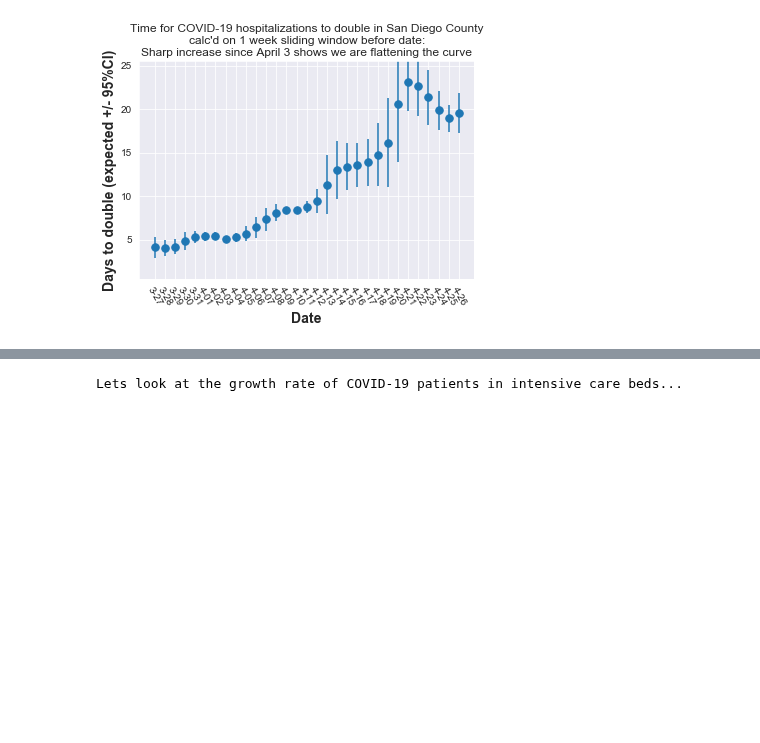
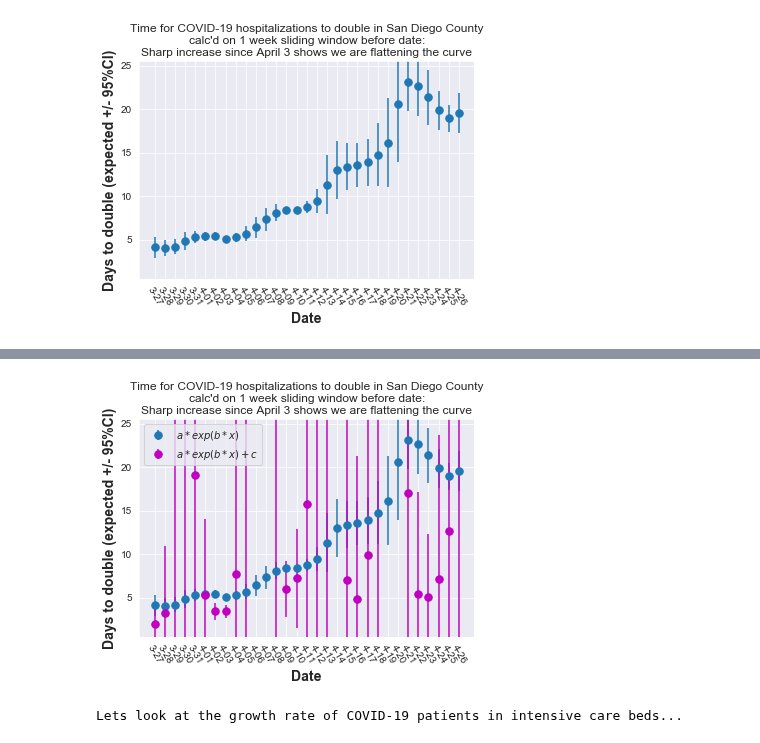
Before and after one commit to jasongfleischer/defunct-website-argo-navis, a Jupyter notebook: _notebooks/2020-04-20-SanDiego-COVID-19.ipynb, the cells around one changed output, grey strips where cells are left out. Cells and saved outputs as stored; diff of their text form; code cells hidden in the pictures; blank space fills up the shorter version.

Commit message:
explore constant in exponential per Eric Busbooms question; hidden cell in notebook

```diff
--- a/_notebooks/2020-04-20-SanDiego-COVID-19.ipynb
+++ b/_notebooks/2020-04-20-SanDiego-COVID-19.ipynb
@@ -387,3 +387,95 @@ plt.savefig('Plots/hospitaldoubling.png',dpi=300);
 # %% [output]
 Lets look at the growth rate of hospitalizations for COVID-19...
 [figure]
+# %%
+#hide
+
+# A question from Eric Busboom eric@sandiegodata.org was why no constant in teh exponential
+# ie, a*exp(b*x)+c
+# the real reason was that constants are unimportant long term compared to teh effect of exponetial
+# but I tried it to make sure and found that it also becomes numerically unstable with the extra parameter
+# we see that the fit is different, but changing radically day to day, with some calculations resulting in
+# doubling time of 10,000 + days
+
+#collapse
+
+def exfuncC(x, a, b, c):
+    '''This is the form of an exponential function which we will fit to pandemic data'''
+    return a * np.exp(b * x) + c
+
+def estimate_doubling_timeC(data, verbose=False):
+    '''
+    Given some data, fits parameters for an exponential function defined in exfunc()
+    and returns the resulting doubling time along with other useful info
+    Inputs:
+        data - the data points to be fit, e.g. a 5 day window of COVID hospitalization totals
+    Outputs:
+        doubling time - maximum likelihood estimate of exponential doubling time
+        ci95 - 95% confidence interval on that estimate
+                (only 5% chance that the true value is outside doubling_time +/- ci95)
+        pest - maximum likelihood estimate of the exponential parameters a,b defined in exfunc()
+        pcov - covariance matrix of the exponential parameters a,b defined in exfunc()
+    '''
+
+    # use Levenberg-Marquardt algorithm to solve for a minimum in the
+    # nonlinear least squares error function (find the best parameters to fit the data)
+    pest, pcov = curve_fit(exfuncC, range(len(data)), data, maxfev=5000)
+    # the above just found the parameters a,b that best fit a*exp(b*x) to the data
+    # the doubling time of an exponential function like the above is just: log(2)/b
+    doubling_time = np.log(2)/pest[1]
+
+    # next we are going to put a confidence interval on our doubling time
+    alpha = 0.05  # 95% confidence interval = 100*(1-alpha)
+    n = len(data) # number of data points
+    p = len(pest) # number of parameters
+    dof = max(0, n - p) # number of degrees of freedom
+    # Students-t value for the dof and confidence level
+    tval = t.ppf(1.0-alpha/2., dof)
+    # curve_fit() gave a covariance matrix on the fit, turn that into standard deviation of a,b
+    sigmas = np.power( np.diag(pcov), 0.5)
+    # magnitude of the confidence interval is simply Students-t * std deviation of doubling time
+    # so we have to translate from std deviation of parameter b to std deviation of doubling time
+    ci95 = (np.log(2)/(pest[1]-sigmas[1]) - doubling_time)*tval
+
+    if verbose:
+        # output results of this fit
+        print('t:{:4.3f} p0:[{:4.3f}+/-{:4.3f}] p1:[{:4.3f}+/-{:4.3f}] p2:[{:4.3f}+/-{:4.3f}] dtime:{:4.3f}+/-{:4.3f}'.format(
+            tval, pest[0], sigmas[0], pest[1], sigmas[1], pest[2], sigmas[2], doubling_time, ci95))
+
+    return(doubling_time, ci95, pest, pcov)
+
+
+
+
+print('Lets look at the growth rate of hospitalizations for COVID-19...')
+start_calc = '2020-03-27'
+ex = []
+er = []
+ix = []
+
+exC = []
+erC = []
+ixC = []
+
+# calc doubling time in a sliding window backwards 1 week for each day
+for day in hospitalizations[start_calc:].index:
+    todate = day
+    fromdate = (pd.Timestamp(day)-pd.Timedelta('6 days')).isoformat().split('T')[0]
+    doubling_time, ci95, hosp_p_est, hosp_p_cov = estimate_doubling_time(hospitalizations[fromdate:todate])
+    ex.append( doubling_time )
+    er.append( ci95 )
+    ix.append( day[-4:] )
+    doubling_timeC, ci95C, hosp_p_estC, hosp_p_covC = estimate_doubling_timeC(hospitalizations[fromdate:todate])
+    exC.append( doubling_timeC )
+    erC.append( ci95C )
+
+plt.errorbar( ix, ex, yerr=er, fmt='.', markersize=15, label='$a*exp(b*x)$')
+plt.errorbar( ix, exC, yerr=erC, fmt='.', markersize=15, color='m', label='$a*exp(b*x)+c$')
+plt.title('Time for COVID-19 hospitalizations to double in San Diego County\ncalc\'d on 1 week sliding window before date:\nSharp increase since April 3 shows we are flattening the curve')
+plt.ylabel('Days to double (expected +/- 95%CI)')
+plt.xlabel('Date')
+plt.ylim([.5, 25.5])
+plt.legend()
+plt.xticks(rotation=-60)
+plt.savefig('Plots/hospitaldoubling-constant.png',dpi=300);
+# %% [output]
@@ -390,3 +483,4 @@ Lets look at the growth rate of hospitalizations for COVID-19...
+[figure, added]
 # %%
 #collapse
 
```
Also changed, not shown: parts of 2 cells of this notebook, 1 other file.
